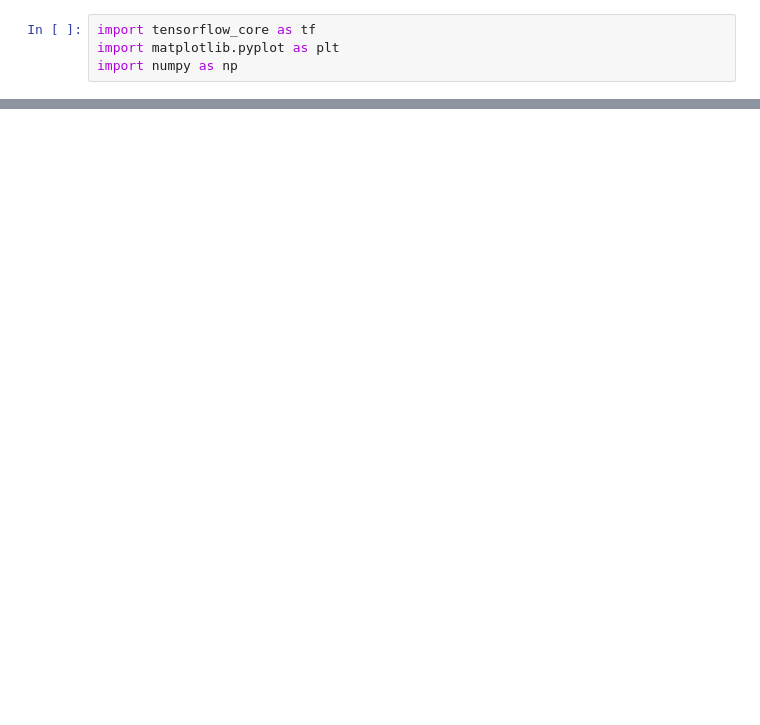
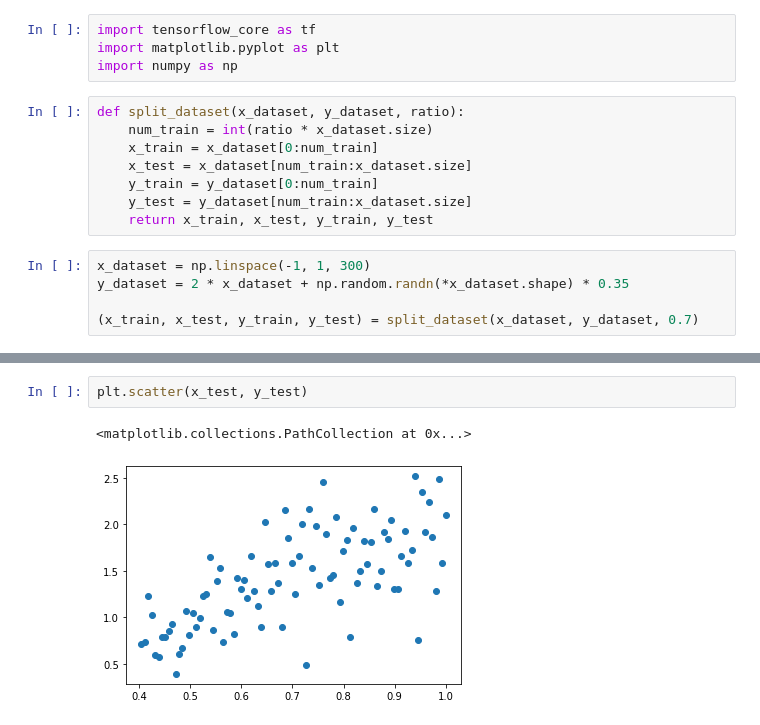
Before and after one commit to Howard-O-Neil/CL-PUB, a Jupyter notebook: notebook/linear_equation.ipynb, the cells around one changed output, grey strips where cells are left out. Cells and saved outputs as stored; diff of their text form; blank space fills up the shorter version.

```diff
--- a/notebook/linear_equation.ipynb
+++ b/notebook/linear_equation.ipynb
@@ -2,3 +2,16 @@
 import tensorflow_core as tf
 import matplotlib.pyplot as plt
 import numpy as np
+# %%
+def split_dataset(x_dataset, y_dataset, ratio):
+    num_train = int(ratio * x_dataset.size)
+    x_train = x_dataset[0:num_train]
+    x_test = x_dataset[num_train:x_dataset.size]
+    y_train = y_dataset[0:num_train]
+    y_test = y_dataset[num_train:x_dataset.size]
+    return x_train, x_test, y_train, y_test
+# %%
+x_dataset = np.linspace(-1, 1, 300)
+y_dataset = 2 * x_dataset + np.random.randn(*x_dataset.shape) * 0.35
+
+(x_train, x_test, y_train, y_test) = split_dataset(x_dataset, y_dataset, 0.7)
@@ -4,0 +23,5 @@ import numpy as np
+# %%
+plt.scatter(x_test, y_test)
+# %% [output]
+<matplotlib.collections.PathCollection at 0x...>
+[figure, added]
```
Also changed, not shown: parts of 4 cells of this notebook, 8 other files.
